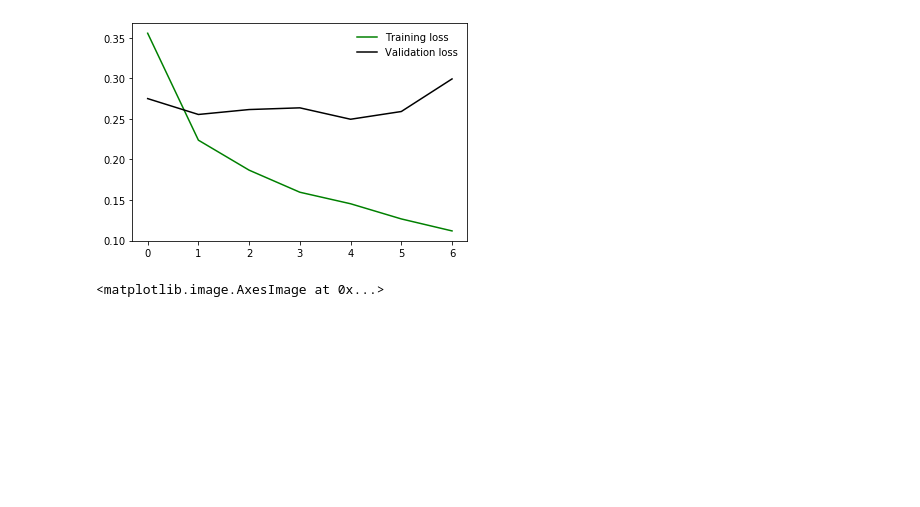
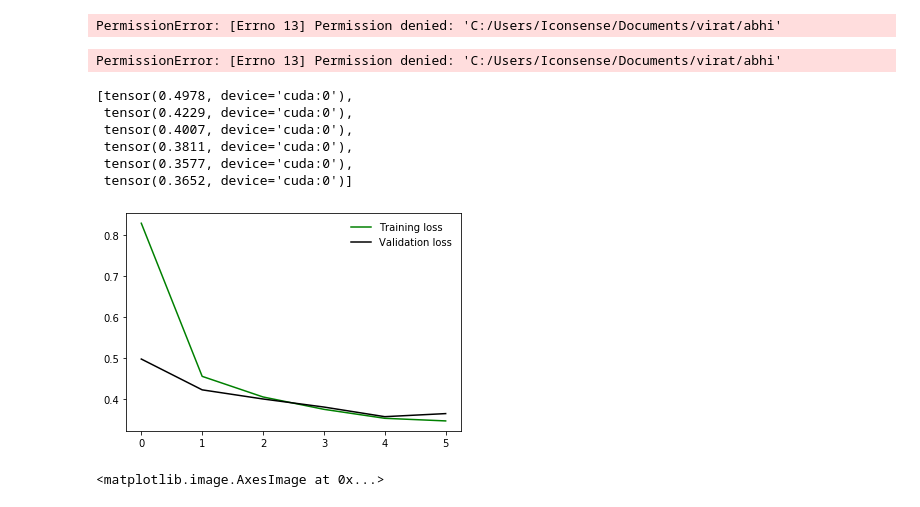
Before and after one commit to abhisingh977/Intel-Image-Classification, a Jupyter notebook: pytorch_classify.ipynb, the cells around one changed output. Cells and saved outputs as stored; diff of their text form; code cells hidden in the pictures; blank space fills up the shorter version.

```diff
--- a/pytorch_classify.ipynb
+++ b/pytorch_classify.ipynb
@@ -157,0 +111,40 @@ import matplotlib.pyplot as plt
+# %%
+def accuracy(out, yb):
+    return (torch.argmax(out, dim=1)==yb).float().mean()
+#%%pixie_debugger
+# %%
+def fit(epochs, model, loss_func, opt, train_dl, valid_dl):
+    tloss=[]
+    vloss=[]
+
+    for epoch in range(epochs):
+        # Handle batchnorm / dropout
+        model.train()
+        tot_train=0
+#         print(model.training)
+        for xb,yb in train_dl:
+            xb, yb = xb.to(device), yb.to(device)
+            loss = loss_func(model(xb), yb)
+            tot_train+=loss
+            loss.backward()
+            opt.step()
+            opt.zero_grad()
+        nt=len(train_dl)
+
+
+        model.eval()
+#         print(model.training)
+        with torch.no_grad():
+            tot_loss,tot_acc = 0.,0.
+            for xb,yb in valid_dl:
+                xb, yb = xb.to(device), yb.to(device)
+                pred = model(xb)
+                tot_loss += loss_func(pred, yb)
+                tot_acc  += accuracy (pred,yb)
+        nv = len(valid_dl)
+        tloss.append(tot_train/nt)
+        vloss.append(tot_loss/nv)
+        print(epoch,tot_train/nt, tot_loss/nv, tot_acc/nv)
+    return tloss, vloss
+# %%
+ltrain,lval = fit(6, model, criterion, optimizer, trainloader, valloader)
@@ -157,0 +167,28 @@ import matplotlib.pyplot as plt
+# %%
+path="C:/Users/Iconsense/Documents/virat/abhi"
+torch.save(model.state_dict(), path)
+# %% [output]
+PermissionError: [Errno 13] Permission denied: 'C:/Users/Iconsense/Documents/virat/abhi'
+# %%
+checkpoint = torch.load(path)
+model.load_state_dict(checkpoint['model_state_dict'])
+# modelB.load_state_dict(checkpoint['modelB_state_dict'])
+optimizer.load_state_dict(checkpoint['optimizer_state_dict'])
+# optimizerB.load_state_dict(checkpoint['optimizerB_state_dict'])
+
+# modelA.eval()
+# modelB.eval()
+# # - or -
+model.train()
+# modelB.train()
+# %% [output]
+PermissionError: [Errno 13] Permission denied: 'C:/Users/Iconsense/Documents/virat/abhi'
+# %%
+lval
+# %% [output]
+[tensor(0.4978, device='cuda:0'),
+ tensor(0.4229, device='cuda:0'),
+ tensor(0.4007, device='cuda:0'),
+ tensor(0.3811, device='cuda:0'),
+ tensor(0.3577, device='cuda:0'),
+ tensor(0.3652, device='cuda:0')]
@@ -158,10 +198,10 @@ import matplotlib.pyplot as plt
 # %%
-plt.plot(trainlosses, label='Training loss', color='green')
-plt.plot(testlosses, label='Validation loss', color ='black')
+plt.plot(ltrain, label='Training loss', color='green')
+plt.plot(lval, label='Validation loss', color ='black')
 plt.legend(frameon=False)
 plt.show()
 # %% [output]
-[figure, old version]
+[figure, new version]
 # %%
 from PIL import Image
 import numpy as np
```
Also changed, not shown: parts of 43 cells of this notebook.
